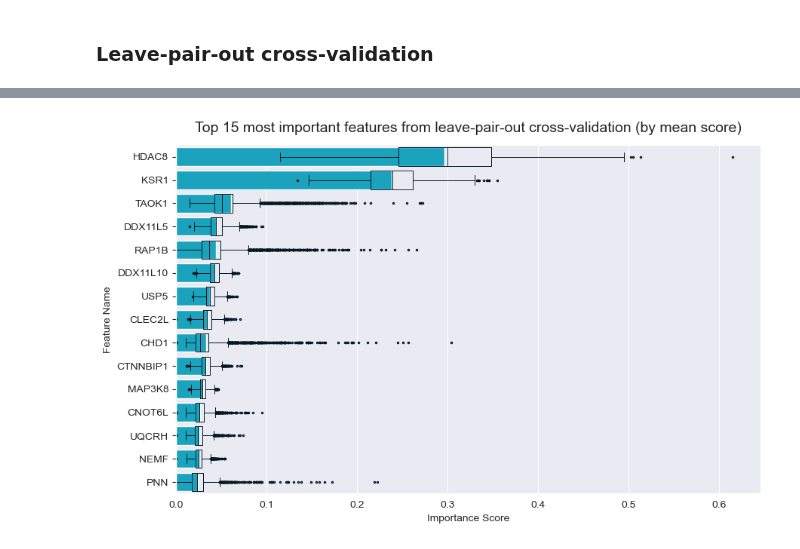
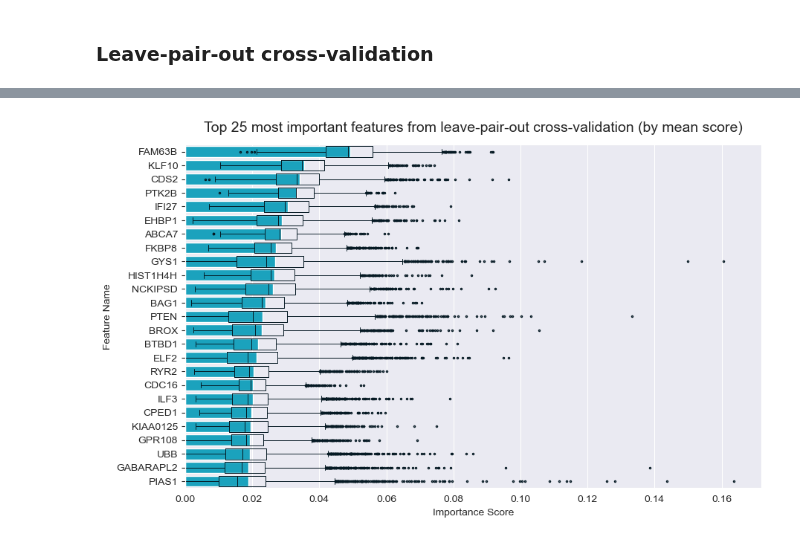
Before and after one commit to CyperStone/cancer-stage-prediction, a Jupyter notebook: notebooks/LPOCV_features_preselection.ipynb, the cells around one changed output, grey strips where cells are left out. Drawn from its saved outputs; the diff is of its cells as text; code cells hidden in the pictures.

Commit message:
run notebook on PDAC cancer type samples

```diff
--- a/notebooks/LPOCV_features_preselection.ipynb
+++ b/notebooks/LPOCV_features_preselection.ipynb
@@ -64,0 +32,5 @@ Length: 5326, dtype: float64
+# %%
+data_path = '../data/cleaned/updated/all_features/PDAC/'
+
+dataset = pd.read_csv(os.path.join(data_path, 'dataset.csv'), sep=';')
+dataset.info()
@@ -64,0 +45,7 @@ Length: 5326, dtype: float64
+# %%
+previous_feature_importances_path = '../results/updated_data/all_features/PDAC/LPO_validation/backward_elimination/binary_I-II_vs_III-IV/random_oversampler_default/feature_importances.csv'
+
+previous_feature_importances = pd.read_csv(previous_feature_importances_path, sep=';')
+mean_importances_sorted = previous_feature_importances.mean(axis=0).sort_values(ascending=False)
+
+mean_importances_sorted
@@ -68,22 +68,22 @@ Prepare data for validation
 dataset_binary = dataset.copy(deep=True)
 
 binary_mapping = {
-    'I': 'I-III',
-    'II': 'I-III',
-    'III': 'I-III',
-    'IV': 'IV'
+    'I': 'I-II',
+    'II': 'I-II',
+    'III': 'III-IV',
+    'IV': 'III-IV'
 }
 dataset_binary.loc[:, 'Stage'] = dataset_binary['Stage'].map(binary_mapping)
 sample_ids = dataset_binary.loc[:, 'ID']
 dataset_binary = dataset_binary.loc[:, ~dataset_binary.columns.isin(['ID', 'Sex', 'Age', 'Group'])]
 
 labels_encoding_binary = {
-    'I-III': 0,
-    'IV': 1
+    'I-II': 0,
+    'III-IV': 1
 }
 dataset_binary.loc[:, 'Stage'] = dataset_binary['Stage'].map(labels_encoding_binary)
 
-top_N_features = 15
+top_N_features = 50
 cols_to_drop = mean_importances_sorted.iloc[top_N_features:].index
 dataset_binary = dataset_binary.drop(columns=cols_to_drop)
 
@@ -355,6 +355,7 @@ for i, (train_indices, test_indices) in tqdm(enumerate(leave_pair_out_folds(y.va
     feature_importances_history[i, :] = classifier.feature_importances_
 
     y_pred = classifier.predict(X_test)
+    ,
     predictions[i*2:i*2+2] = y_pred
     true_labels[i*2:i*2+2] = y_test.values
     sample_names[i*2:i*2+2] = sample_names_test
@@ -398,7 +399,7 @@ plot_confusion_matrix(cm, labels, title, scores_subtitle, output_path=os.path.jo
 # %%
-top_n = 15
+top_n = 25
 filename = f'top_{top_n}_most_important_features.png'
 
 plot_feature_importances(feature_importances_history, X.columns.to_numpy(), top_n=top_n, output_path=os.path.join(output_dir, filename))
 # %% [output]
-[figure, old version]
+[figure, new version]
```
Also changed, not shown: parts of 9 cells of this notebook.
